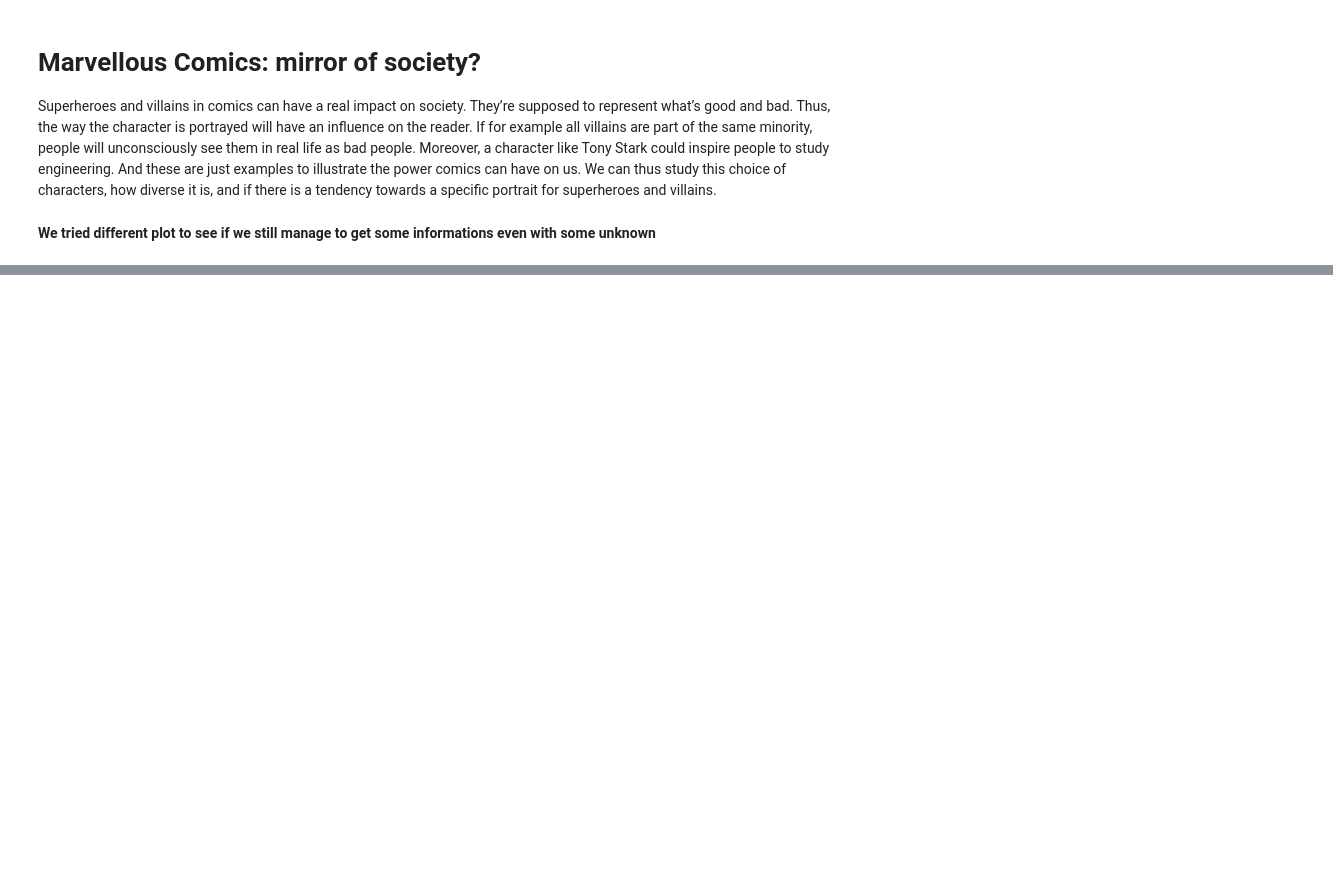
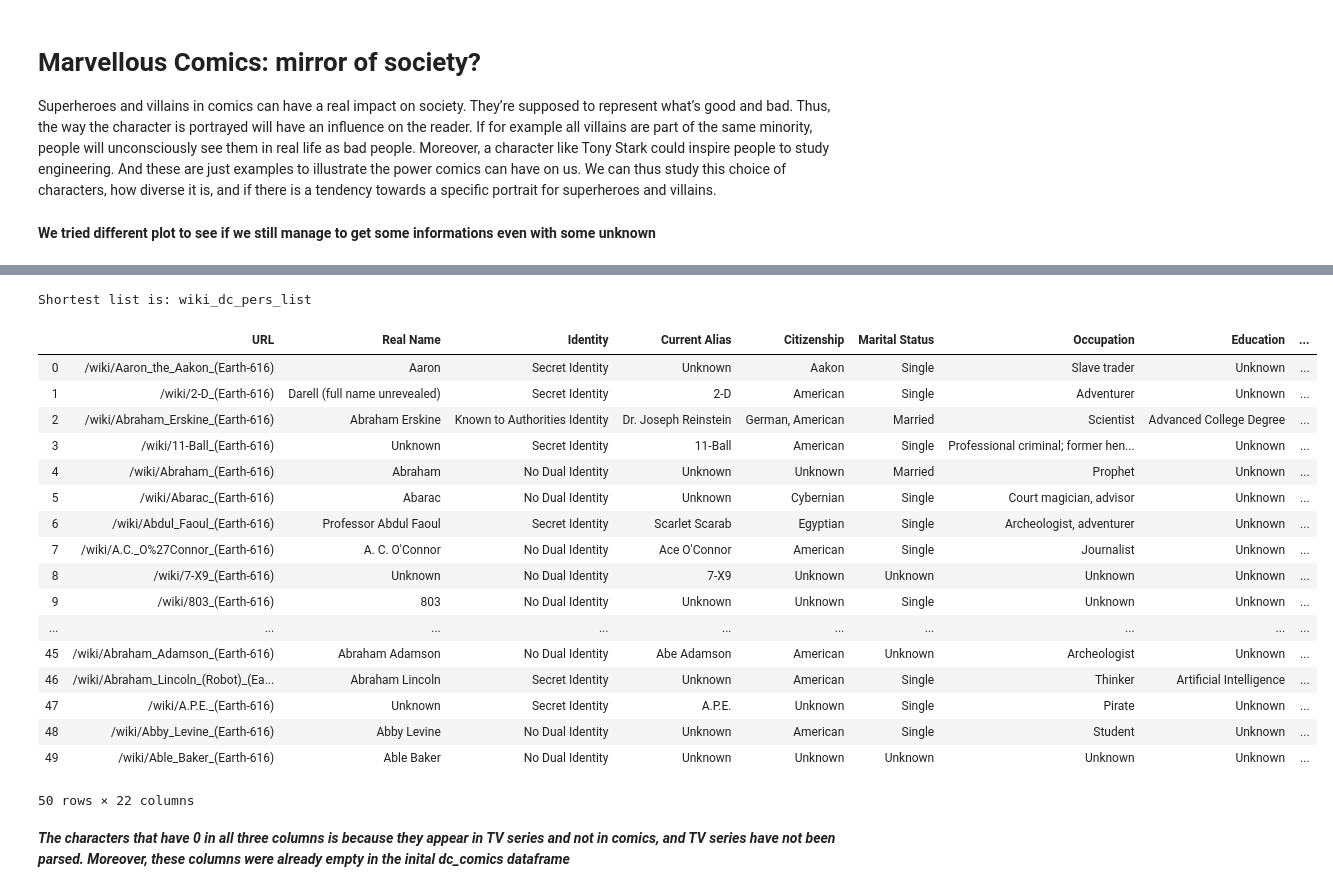
Before and after one commit to marvelous-comics/project_ADAELE, a Jupyter notebook: Marvellous Comics Notebook.ipynb, the cells around one changed output, grey strips where cells are left out. Drawn from its saved outputs; the diff is of its cells as text; code cells hidden in the pictures; blank space fills up the shorter version.

```diff
--- a/Marvellous Comics Notebook.ipynb
+++ b/Marvellous Comics Notebook.ipynb
@@ -122,0 +163,5 @@ plt.xticks(np.arange(0, max(height_hist)+10, 20.0));
+# %%
+dc_comics = pd.read_pickle("comics_dc.txt")
+dc_comics.reset_index()\
+         .drop(columns=['index'])\
+         .head()
@@ -122,0 +194,12 @@ plt.xticks(np.arange(0, max(height_hist)+10, 20.0));
+# %%
+#Create a dataframe centered on the bad characters
+bad = dc_comics[['Bad characters', 'Publication date']]
+bad = bad.reset_index(drop = True)
+bad.columns = ['Bad_characters', 'Publication_date']
+#Split the Bad characters one by one with the explode function (requires Pandas version >= 0.25)
+bad = bad.assign(Bad_characters = bad['Bad_characters'].str.split(', ')).explode('Bad_characters')
+#Replace the empty Bad_characters cells with Nan in order to drop them
+bad['Bad_characters'].replace('', np.nan, inplace=True)
+bad.dropna(subset=['Bad_characters'], inplace=True)
+bad = bad.reset_index(drop = True)
+bad.head(5)
@@ -122,0 +213,12 @@ plt.xticks(np.arange(0, max(height_hist)+10, 20.0));
+# %%
+#Create a dataframe centered on the neutral characters
+neutral = dc_comics[['Neutral characters', 'Publication date']]
+neutral = neutral.reset_index(drop = True)
+neutral.columns = ['Neutral_characters', 'Publication_date']
+#Split the Neutral characters one by one with the explode function (requires Pandas version >= 0.25)
+neutral = neutral.assign(Neutral_characters = neutral['Neutral_characters'].str.split(', ')).explode('Neutral_characters')
+#Replace the empty Neutral_characters cells with Nan in order to drop them
+neutral['Neutral_characters'].replace('', np.nan, inplace=True)
+neutral.dropna(subset=['Neutral_characters'], inplace=True)
+neutral = neutral.reset_index(drop = True)
+neutral.head(5)
@@ -122,0 +232,11 @@ plt.xticks(np.arange(0, max(height_hist)+10, 20.0));
+# %%
+#Create a list of the bad, good and neutral characters, and one on the DC characters
+goodList = list(good['Good_characters'])
+badList = list(bad['Bad_characters'])
+neutralList = list(neutral['Neutral_characters'])
+wiki_dc_pers_list = list(dc_pers['URL'])
+#Find the shortest list for the search
+list_name = ['goodList','wiki_dc_pers_list']
+print('Shortest list is:',list_name[np.argmin([len(goodList), len(wiki_dc_pers_list), len(badList), len(neutralList)])])
+# %% [output]
+Shortest list is: wiki_dc_pers_list
@@ -122,0 +287,27 @@ plt.xticks(np.arange(0, max(height_hist)+10, 20.0));
+# %%
+zippedList =  list(zip(wiki_dc_pers_list, good_count, bad_count, neutral_count, publicationList))
+df_pers_final = pd.DataFrame(zippedList, columns = ['URL' , 'Good_count', 'Bad_count', 'Neutral_count', 'Dates'])
+#Merge the df_pers_final dataframe with the dc_pers_df dataframe on the wiki_dc_pers column
+dc_pers = dc_pers.merge(df_pers_final, on='URL')
+dc_pers.head(50)
+# %% [output]
+|  | URL | Real Name | Identity | Current Alias | Citizenship | Marital Status | Occupation | Education | ... |
+| 0 | /wiki/Aaron_the_Aakon_(Earth-616) | Aaron | Secret Identity | Unknown | Aakon | Single | Slave trader | Unknown | ... |
+| 1 | /wiki/2-D_(Earth-616) | Darell (full name unrevealed) | Secret Identity | 2-D | American | Single | Adventurer | Unknown | ... |
+| 2 | /wiki/Abraham_Erskine_(Earth-616) | Abraham Erskine | Known to Authorities Identity | Dr. Joseph Reinstein | German, American | Married | Scientist | Advanced College Degree | ... |
+| 3 | /wiki/11-Ball_(Earth-616) | Unknown | Secret Identity | 11-Ball | American | Single | Professional criminal; former hen... | Unknown | ... |
+| 4 | /wiki/Abraham_(Earth-616) | Abraham | No Dual Identity | Unknown | Unknown | Married | Prophet | Unknown | ... |
+| 5 | /wiki/Abarac_(Earth-616) | Abarac | No Dual Identity | Unknown | Cybernian | Single | Court magician, advisor | Unknown | ... |
+| 6 | /wiki/Abdul_Faoul_(Earth-616) | Professor Abdul Faoul | Secret Identity | Scarlet Scarab | Egyptian | Single | Archeologist, adventurer | Unknown | ... |
+| 7 | /wiki/A.C._O%27Connor_(Earth-616) | A. C. O'Connor | No Dual Identity | Ace O'Connor | American | Single | Journalist | Unknown | ... |
+| 8 | /wiki/7-X9_(Earth-616) | Unknown | No Dual Identity | 7-X9 | Unknown | Unknown | Unknown | Unknown | ... |
+| 9 | /wiki/803_(Earth-616) | 803 | No Dual Identity | Unknown | Unknown | Single | Unknown | Unknown | ... |
+| ... | ... | ... | ... | ... | ... | ... | ... | ... | ... |
+| 45 | /wiki/Abraham_Adamson_(Earth-616) | Abraham Adamson | No Dual Identity | Abe Adamson | American | Unknown | Archeologist | Unknown | ... |
+| 46 | /wiki/Abraham_Lincoln_(Robot)_(Ea... | Abraham Lincoln | Secret Identity | Unknown | American | Single | Thinker | Artificial Intelligence | ... |
+| 47 | /wiki/A.P.E._(Earth-616) | Unknown | Secret Identity | A.P.E. | Unknown | Single | Pirate | Unknown | ... |
+| 48 | /wiki/Abby_Levine_(Earth-616) | Abby Levine | No Dual Identity | Unknown | American | Single | Student | Unknown | ... |
+| 49 | /wiki/Able_Baker_(Earth-616) | Able Baker | No Dual Identity | Unknown | Unknown | Unknown | Unknown | Unknown | ... |
+50 rows × 22 columns
+# %% [markdown]
+***The characters that have 0 in all three columns is because they appear in TV series and not in comics, and TV series have not been parsed. Moreover, these columns were already empty in the inital dc_comics dataframe***
```
Also changed, not shown: parts of 16 cells of this notebook.
